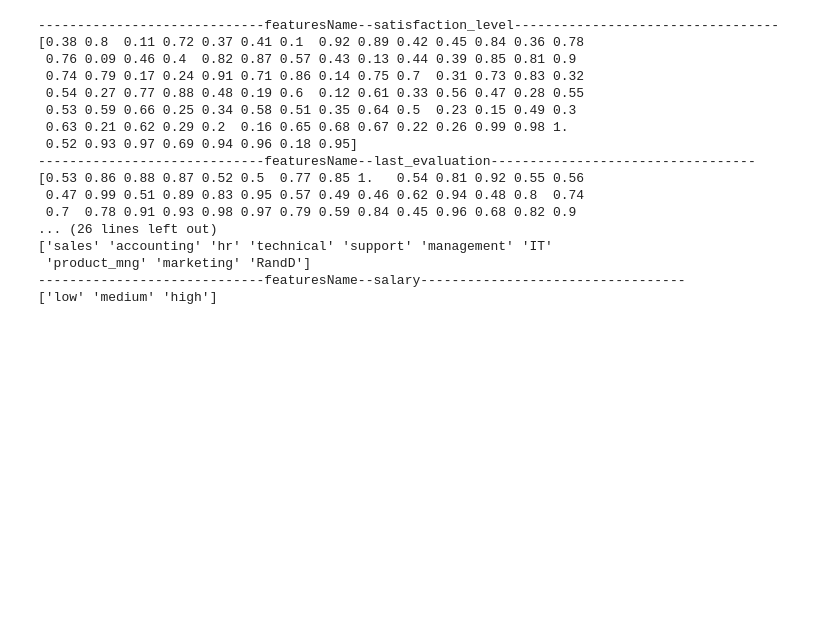
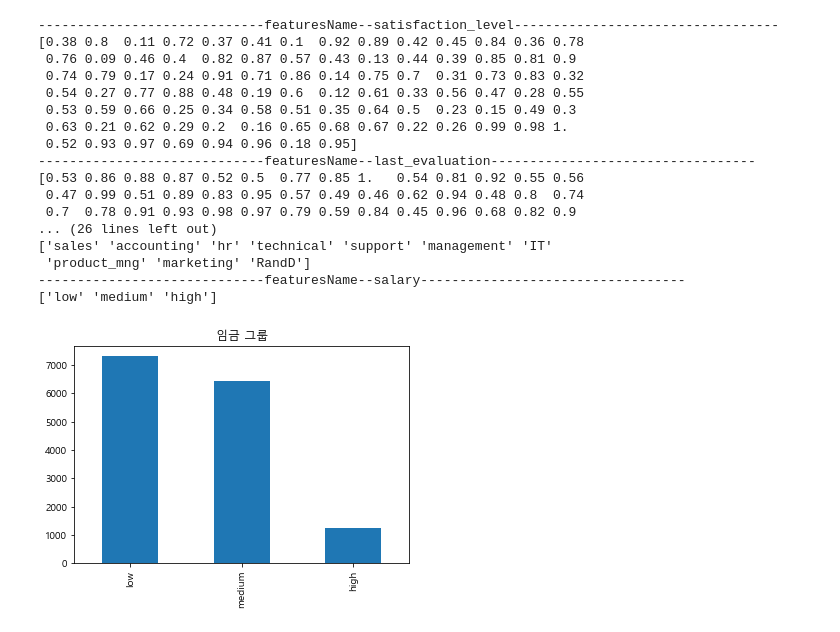
Before and after one commit to JxxHxxx/Ubion-Mini-Project-HR-Analysis, a Jupyter notebook: EDA.ipynb, the cells around one changed output. Cells and saved outputs as stored; diff of their text form; code cells hidden in the pictures; blank space fills up the shorter version.

```diff
--- a/EDA.ipynb
+++ b/EDA.ipynb
@@ -3,3 +7,5 @@ import pandas as pd
+# %%
+plt.rcParams['font.family'] = 'malgun gothic'
 # %%
 HR = pd.read_csv('HR_comma_sep.csv')
 # %%
@@ -30,3 +36,9 @@ for i in HR.columns:
  'product_mng' 'marketing' 'RandD']
 -----------------------------featuresName--salary----------------------------------
 ['low' 'medium' 'high']
+# %%
+plt.title('임금 그룹')
+HR['salary'].value_counts().plot(kind='bar')
+plt.show()
+# %% [output]
+[figure, added]
```
Also changed, not shown: parts of 9 cells of this notebook.
